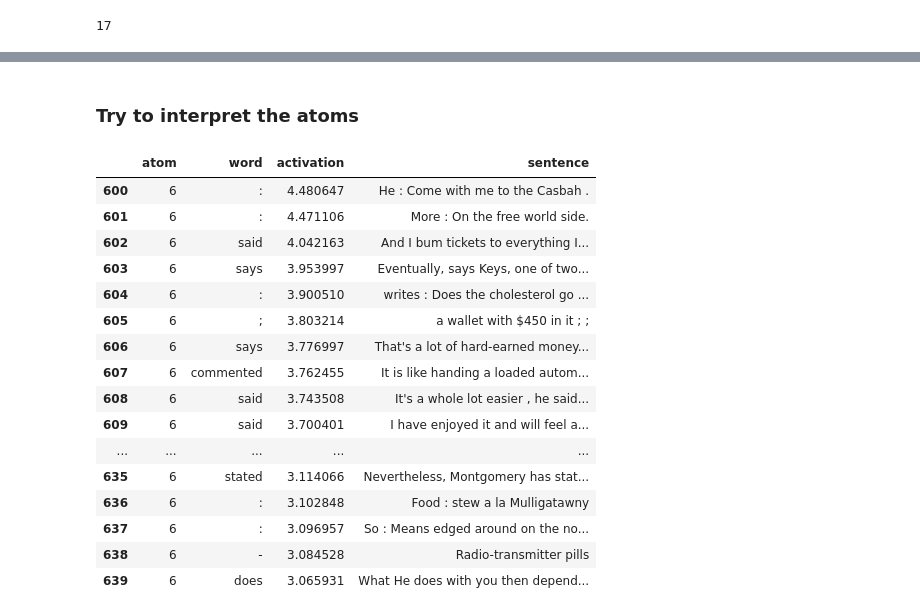
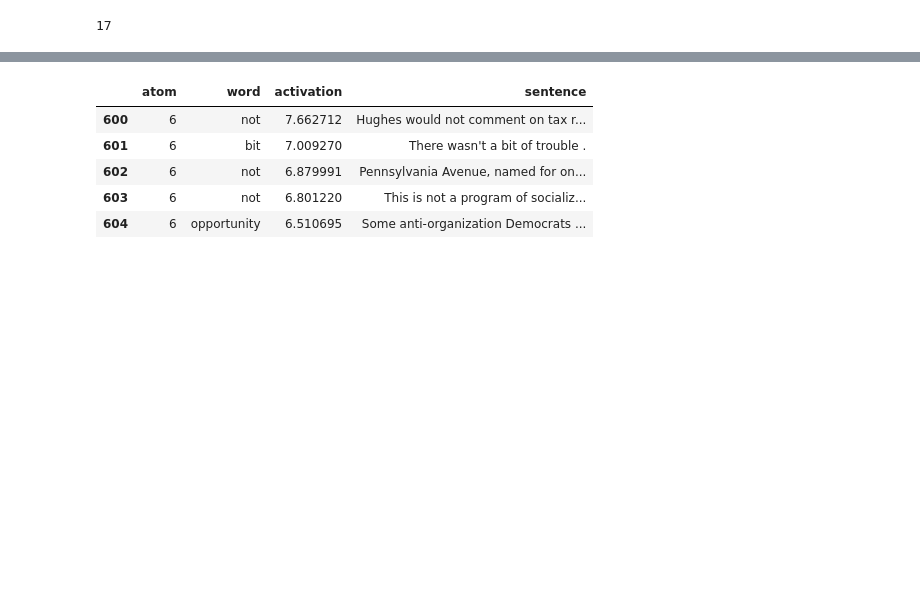
Before and after one commit to matthieu-perso/mechanistic_decomposition_sentences, a Jupyter notebook: 2_dictionary.ipynb, the cells around one changed output, grey strips where cells are left out. Cells and saved outputs as stored; diff of their text form; code cells hidden in the pictures; blank space fills up the shorter version.

```diff
--- a/2_dictionary.ipynb
+++ b/2_dictionary.ipynb
@@ -54,3 +36,0 @@ Details are abstracted into `utils_embeddings.py` for clarity.
-# %%
-df = get_static_word_embeddings(df)
-df.head()
@@ -64,2 +37,10 @@ df.head()
 # %% [markdown]
 ### Features
+# %%
+import wandb
+
+embedding_dirs = {}
+run = wandb.init(project="mechanistic-decomposition-sentence-embeddings", reinit=True)
+artifact = run.use_artifact("embeddings-all-MiniLM-L6-v2:latest", type="embeddings")
+artifact_dir = artifact.download()
+run.finish()
@@ -66,5 +98,5 @@ df.head()
 # %%
-df = df[0:20000]
+df = embedding_data
 X = torch.stack(df['embedding'].tolist())
 
 le_pos = LabelEncoder().fit(df["pos"])
@@ -75,7 +107,6 @@ y_pos = torch.tensor(le_pos.transform(df['pos'].values))
 y_dep = torch.tensor(le_dep.transform(df['dep'].values))
 y_word = torch.tensor(le_word.transform(df['word'].values))
 y_position = torch.tensor(df['position'].values)
-word_static_tensor = torch.stack(df['static_embedding'].tolist())
 
 num_pos = df['pos'].nunique()
 num_dep = df['dep'].nunique()
@@ -518,13 +589,0 @@ SupervisedDictionaryLearning(
-# %%
-words = dataset['word']
-embeddings = np.stack(dataset['embedding'].values)  # Convert list of embeddings to a numpy array
-pos = dataset['pos'].values
-dep = dataset['dep'].values
-positions = dataset['position'].values
-
-le_pos = LabelEncoder()
-le_dep = LabelEncoder()
-pos_encoded = le_pos.fit_transform(pos)
-dep_encoded = le_dep.fit_transform(dep)
-
-X = torch.stack(df['embedding'].tolist())
@@ -585,49 +590,37 @@ Atom 123: 0.6094
-# %% [markdown]
-### Try to interpret the atoms
 # %%
-X_tensor = torch.stack(dataset['embedding'].tolist())
+X_tensor = torch.stack(df['embedding'].tolist())
 
+model = dictionary_model
 model.eval()
 with torch.no_grad():
     S = model.activation(model.S(X_tensor))
 
 top_k = 100  # top 10 words per atom
 activations_by_atom = {}
 
 for atom_idx in range(S.shape[1]):
     activations = S[:, atom_idx]
     top_values, top_indices = torch.topk(activations, top_k)
 
-    words = dataset.iloc[top_indices.tolist()]['word'].tolist()
-    sentences = dataset.iloc[top_indices.tolist()]['sentence'].tolist()
+    words = df.iloc[top_indices.tolist()]['word'].tolist()
+    sentences = df.iloc[top_indices.tolist()]['sentence'].tolist()
 
     activations_by_atom[atom_idx] = list(zip(words, top_values.tolist(), sentences))
 
 atom_data = []
 for atom, word_tuples in activations_by_atom.items():
     for word, val, sent in word_tuples:
         atom_data.append({'atom': atom, 'word': word, 'activation': val, 'sentence': sent})
 
 top_words_per_atom = pd.DataFrame(atom_data)
-top_words_per_atom.loc[top_words_per_atom['atom'] == 6][:40]
+top_words_per_atom.loc[top_words_per_atom['atom'] == 6].head()
 # %% [output]
 |  | atom | word | activation | sentence |
-| 600 | 6 | : | 4.480647 | He : Come with me to the Casbah . |
-| 601 | 6 | : | 4.471106 | More : On the free world side. |
-| 602 | 6 | said | 4.042163 | And I bum tickets to everything I... |
-| 603 | 6 | says | 3.953997 | Eventually, says Keys, one of two... |
-| 604 | 6 | : | 3.900510 | writes : Does the cholesterol go ... |
-| 605 | 6 | ; | 3.803214 | a wallet with $450 in it ; ; |
-| 606 | 6 | says | 3.776997 | That's a lot of hard-earned money... |
-| 607 | 6 | commented | 3.762455 | It is like handing a loaded autom... |
-| 608 | 6 | said | 3.743508 | It's a whole lot easier , he said... |
-| 609 | 6 | said | 3.700401 | I have enjoyed it and will feel a... |
-| ... | ... | ... | ... | ... |
-| 635 | 6 | stated | 3.114066 | Nevertheless, Montgomery has stat... |
-| 636 | 6 | : | 3.102848 | Food : stew a la Mulligatawny |
-| 637 | 6 | : | 3.096957 | So : Means edged around on the no... |
-| 638 | 6 | - | 3.084528 | Radio-transmitter pills |
-| 639 | 6 | does | 3.065931 | What He does with you then depend... |
+| 600 | 6 | not | 7.662712 | Hughes would not comment on tax r... |
+| 601 | 6 | bit | 7.009270 | There wasn't a bit of trouble . |
+| 602 | 6 | not | 6.879991 | Pennsylvania Avenue, named for on... |
+| 603 | 6 | not | 6.801220 | This is not a program of socializ... |
+| 604 | 6 | opportunity | 6.510695 | Some anti-organization Democrats ... |
 # %%
 def top_and_other_contributions_per_atom(model, pos_labels, dep_labels, top_n=5):
     pos_weights = model.pos_classifier.weight.detach().cpu().T  # [k, num_pos]
```
Also changed, not shown: parts of 23 cells of this notebook.
